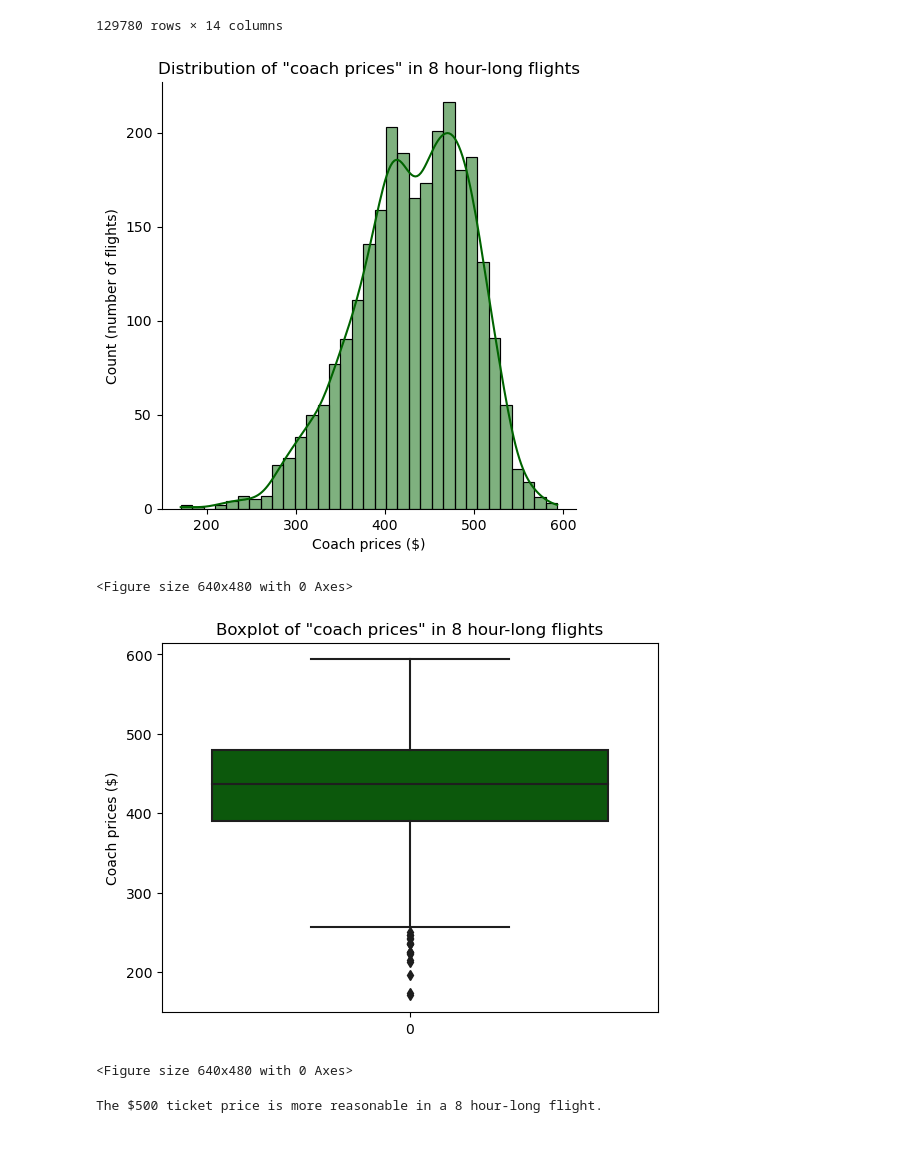
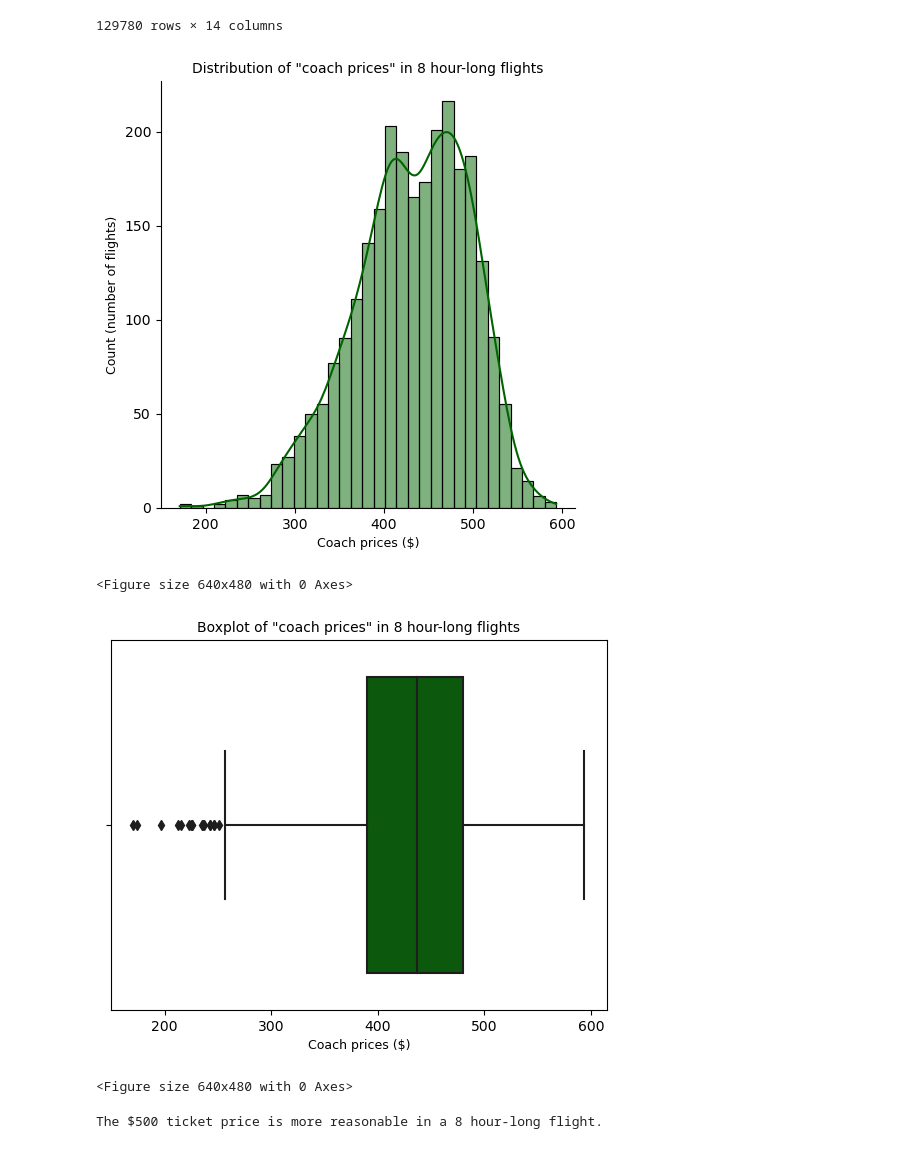
Before and after one commit to LiZoMark841619/Balazs1982, a Jupyter notebook: Jupyter_files/Codecademy_Projects/Airline_analysis/Airline Analysis.ipynb, the cells around one changed output. Drawn from its saved outputs; the diff is of its cells as text; code cells hidden in the pictures.

```diff
--- a/Jupyter_files/Codecademy_Projects/Airline_analysis/Airline Analysis.ipynb
+++ b/Jupyter_files/Codecademy_Projects/Airline_analysis/Airline Analysis.ipynb
@@ -91,22 +88,22 @@ flight.reset_index()
 129780 rows × 14 columns
 # %%
 sns.displot(flight.coach_price_long, kde=True, color='darkgreen')
-plt.title('Distribution of "coach prices" in 8 hour-long flights', fontsize=12)
-plt.xlabel('Coach prices ($)', fontsize=10)
-plt.ylabel('Count (number of flights)', fontsize=10)
+plt.title('Distribution of "coach prices" in 8 hour-long flights', fontsize=10)
+plt.xlabel('Coach prices ($)', fontsize=9)
+plt.ylabel('Count (number of flights)', fontsize=9)
 plt.show()
 plt.clf()
 # %% [output]
-[figure, old version]
+[figure, new version]
 <Figure size 640x480 with 0 Axes>
 # %%
-sns.boxplot(flight.coach_price_long, color='darkgreen')
-plt.title('Boxplot of "coach prices" in 8 hour-long flights')
-plt.ylabel('Coach prices ($)')
+sns.boxplot(x='coach_price_long', data=flight, color='darkgreen')
+plt.title('Boxplot of "coach prices" in 8 hour-long flights', fontsize=10)
+plt.xlabel('Coach prices ($)', fontsize=9)
 plt.show()
 plt.clf()
 # %% [output]
-[figure, old version]
+[figure, new version]
 <Figure size 640x480 with 0 Axes>
 # %%
 print('The $500 ticket price is more reasonable in a 8 hour-long flight.')
```
Also changed, not shown: parts of 17 cells of this notebook.
